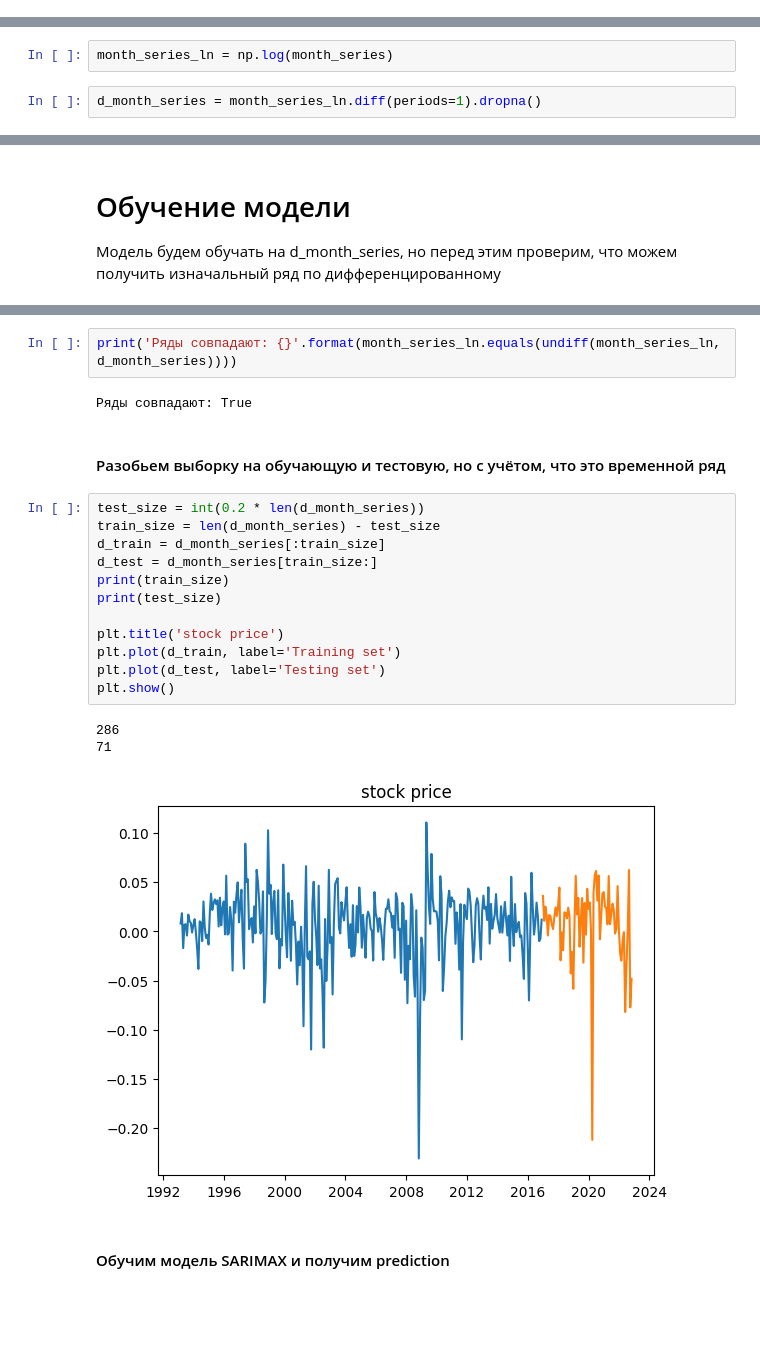
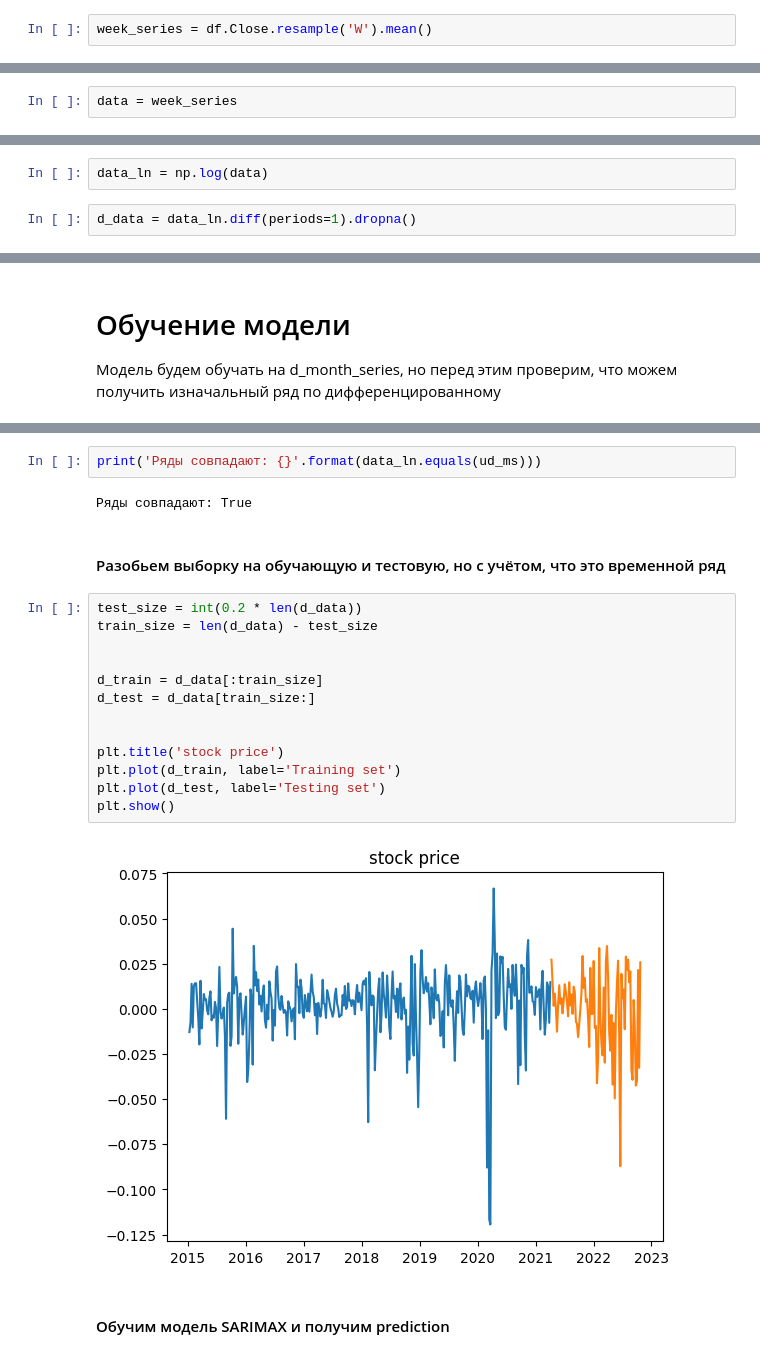
Before and after one commit to mokaruuns/education_itmo, a Jupyter notebook: da/lab2/01.ipynb, the cells around one changed output, grey strips where cells are left out. Saved outputs shown, nothing was run; the diff lists cells and outputs as text; blank space fills up the shorter version.

Commit message:
fixed bugs in undiff

```diff
--- a/da/lab2/01.ipynb
+++ b/da/lab2/01.ipynb
@@ -71,3 +69,5 @@ month_series = df.groupby(pd.Grouper(freq="1M")).mean().Close
+# %%
+week_series = df.Close.resample('W').mean()
 # %% [markdown]
 #### Отрисовка изначальных графиков цены (верхняя строка) и логарифма цены(нижняя строка), сгруппированных по неделям/месяцам
 # %%
@@ -92,3 +89,5 @@ for ax in axs.flat:
+# %%
+data = week_series
 # %% [markdown]
 #### Проверка рядов на старицонарность тестом DF
 # %%
@@ -98,9 +97,9 @@ print('Ряд стационарен: {}'.format(df_stationary_test(month_series
 # %% [markdown]
 #### Удаление трендов
 # %%
-month_series_ln = np.log(month_series)
+data_ln = np.log(data)
 # %%
-d_month_series = month_series_ln.diff(periods=1).dropna()
+d_data = data_ln.diff(periods=1).dropna()
 # %% [markdown]
 #### Проверка с помощью автокорелляции
 # %%
@@ -135,25 +151,24 @@ def undiff(orig, diffed):
 # %%
-print('Ряды совпадают: {}'.format(month_series_ln.equals(undiff(month_series_ln, d_month_series))))
+print('Ряды совпадают: {}'.format(data_ln.equals(ud_ms)))
 # %% [output]
 Ряды совпадают: True
 # %% [markdown]
 #### Разобьем выборку на обучающую и тестовую, но с учётом, что это временной ряд
 # %%
-test_size = int(0.2 * len(d_month_series))
-train_size = len(d_month_series) - test_size
-d_train = d_month_series[:train_size]
-d_test = d_month_series[train_size:]
-print(train_size)
-print(test_size)
+test_size = int(0.2 * len(d_data))
+train_size = len(d_data) - test_size
+
+
+d_train = d_data[:train_size]
+d_test = d_data[train_size:]
+
 
 plt.title('stock price')
 plt.plot(d_train, label='Training set')
 plt.plot(d_test, label='Testing set')
 plt.show()
 # %% [output]
-286
-71
-[figure, old version]
+[figure, new version]
 # %% [markdown]
 #### Обучим модель SARIMAX и получим prediction
 # %%
```
Also changed, not shown: parts of 23 cells of this notebook.
